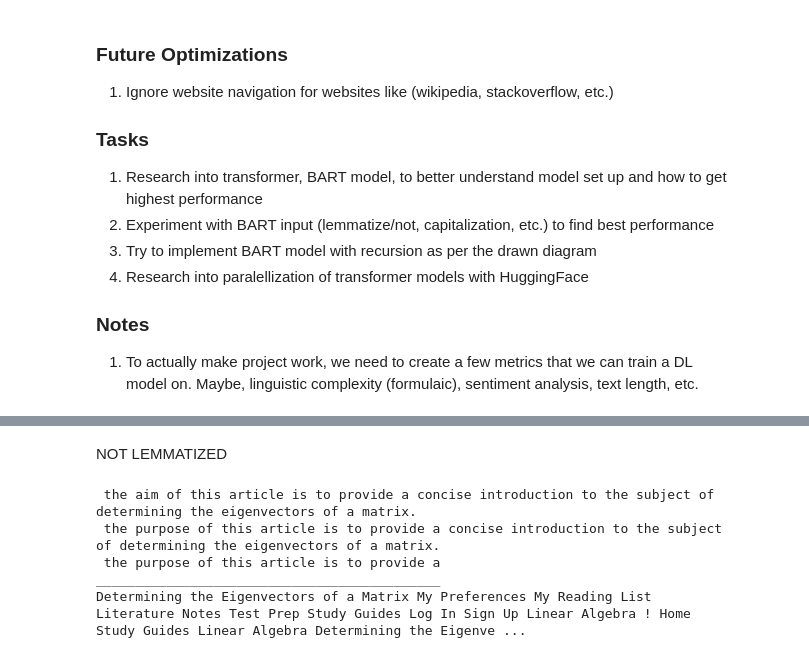
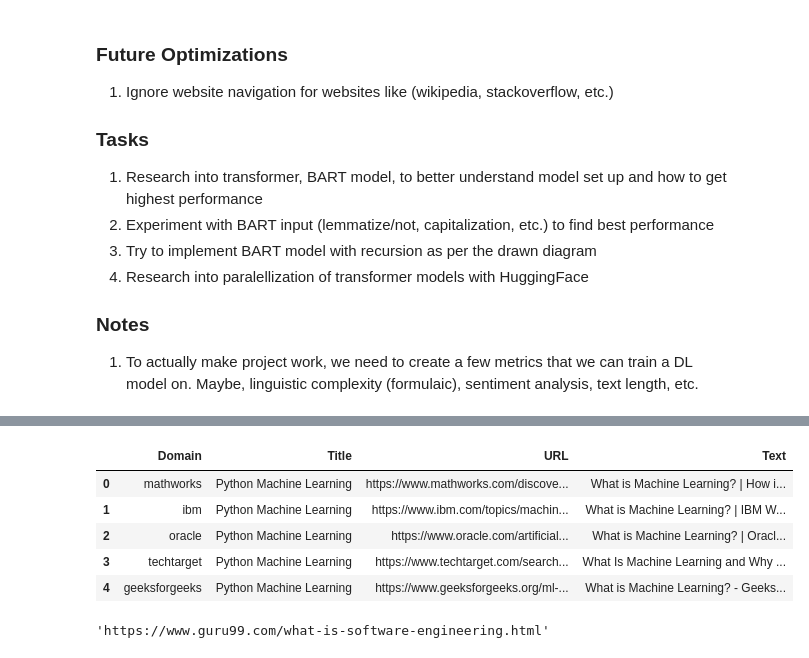
Before and after one commit to Wiliamz01/SearchSense, a Jupyter notebook: backend/ML.ipynb, the cells around one changed output, grey strips where cells are left out. Saved outputs shown, nothing was run; the diff lists cells and outputs as text; code cells hidden in the pictures.

```diff
--- a/backend/ML.ipynb
+++ b/backend/ML.ipynb
@@ -103,22 +79,14 @@ What Is Deep Learning? | How It Works, Techniques & Applications - MATLAB & Simu
-# %% [markdown]
-NOT LEMMATIZED
-# %%
-inputs = tokenizer.encode(df_bart_unlem["Text"][1], return_tensors="pt")
-
-global_attention_mask = torch.zeros_like(inputs)
-global_attention_mask[:, 0] = 1
-
-model = model.to(device)
-inputs = inputs.to(device)
-global_attention_mask = global_attention_mask.to(device)
-
-summary_ids = model.generate(inputs, global_attention_mask=global_attention_mask, num_beams = 1, max_length = 64)
-print(tokenizer.decode(summary_ids[0], skip_special_tokens=True, clean_up_tokenization_spaces=True))
-print("____________________________________________")
-print(df_bart_unlem["Text"][1])
-# %% [output]
- the aim of this article is to provide a concise introduction to the subject of determining the eigenvectors of a matrix.
- the purpose of this article is to provide a concise introduction to the subject of determining the eigenvectors of a matrix.
- the purpose of this article is to provide a
-____________________________________________
-Determining the Eigenvectors of a Matrix My Preferences My Reading List Literature Notes Test Prep Study Guides Log In Sign Up Linear Algebra ! Home Study Guides Linear Algebra Determining the Eigenve ...
+# %%
+df.head()
+# %% [output]
+|  | Domain | Title | URL | Text |
+| 0 | mathworks | Python Machine Learning | https://www.mathworks.com/discove... | What is Machine Learning? | How i... |
+| 1 | ibm | Python Machine Learning | https://www.ibm.com/topics/machin... | What is Machine Learning? | IBM W... |
+| 2 | oracle | Python Machine Learning | https://www.oracle.com/artificial... | What is Machine Learning? | Oracl... |
+| 3 | techtarget | Python Machine Learning | https://www.techtarget.com/search... | What Is Machine Learning and Why ... |
+| 4 | geeksforgeeks | Python Machine Learning | https://www.geeksforgeeks.org/ml-... | What is Machine Learning? - Geeks... |
+# %%
+df["URL"][0]
+# df["Text"][0]
+# %% [output]
+'https://www.guru99.com/what-is-software-engineering.html'
```
Also changed, not shown: parts of 11 cells of this notebook, 1 other file.
